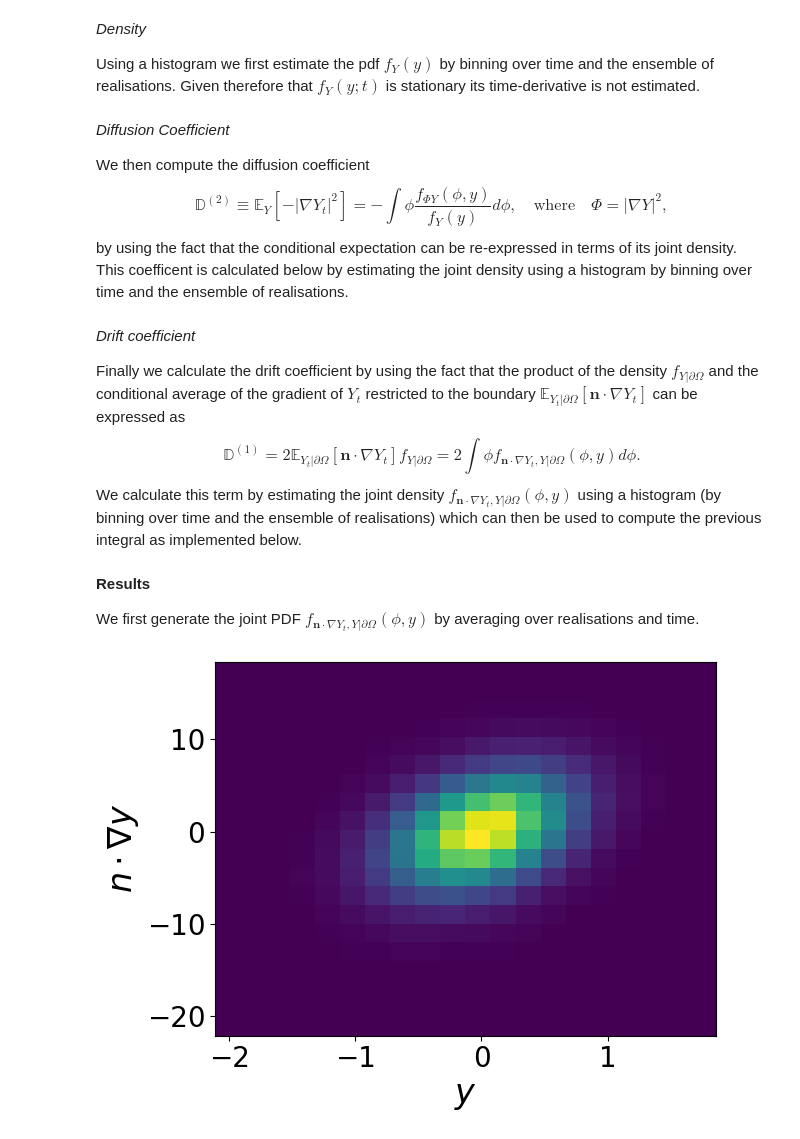
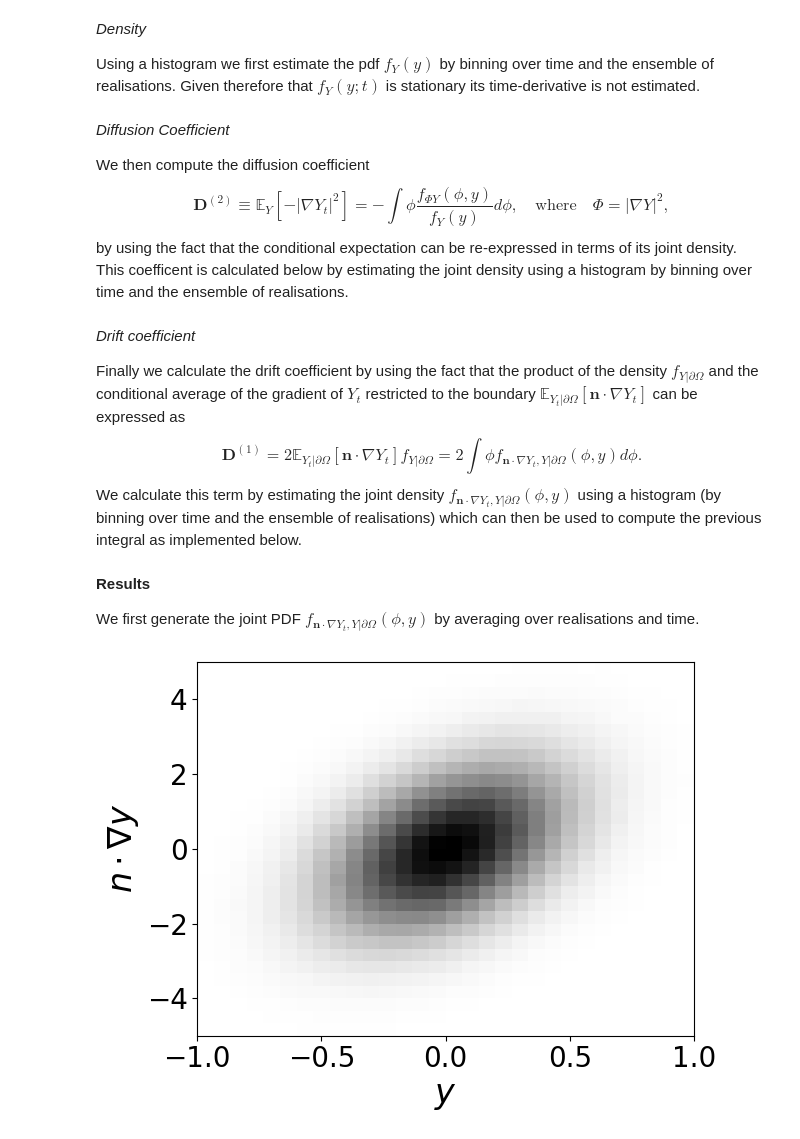
Before and after one commit to D-stratify/Theory, a Jupyter notebook: Diffusion/Diffusion_1D_Stochastic_BCS.ipynb, the cells around one changed output. Drawn from its saved outputs; the diff is of its cells as text; code cells hidden in the pictures.

```diff
--- a/Diffusion/Diffusion_1D_Stochastic_BCS.ipynb
+++ b/Diffusion/Diffusion_1D_Stochastic_BCS.ipynb
@@ -160,13 +104,5 @@ Setting $a=5,\sigma=1$ we use the solvers to generate a space time plot of the c
 # %%
-Solve(N=2000,T=10,Nz=24,a=5,σ=1)
-
-# Data loading
-file   = h5py.File('snapshots/snapshots_s1.h5', mode='r')
-
-# Data (t,z)
-Y_vec = file['tasks/Y' ][:,:]
-z_vec = file['tasks/Y'].dims[1][0][:]
-t_vec = file['tasks/Y'].dims[0][0][:]
+t_vec, z_vec, Y_vec,_ = Solve(Nt=10**4,T=10,Nz=64,a=5,σ=1)
 
 from matplotlib import ticker
 
@@ -179,7 +115,7 @@ cbar.locator = tick_locator
 cbar.update_ticks()
 
 plt.xlabel(r'$t$',fontsize=24)
-plt.ylabel(r'$z$',fontsize=24)
+plt.ylabel(r'$X$',fontsize=24)
 plt.tick_params(axis='both', labelsize=20)
 plt.show()
 # %% [output]
@@ -227,40 +138,29 @@ def Data():
 # %%
-root = logging.root
-for h in root.handlers:
-    h.setLevel("WARNING");
+Nz=64
+T=10
+Nt=10**4
+Paths=250
 
-# Generate independent increments
-Nz    =24
-T     =5
-N     =1000
-Paths =250
-
-Solve(N,T,Nz)
-times, z_data,Y_data,Yz_data = Data()
-
-pad = 20
-stp = (len(times)-pad,Paths)
+pad = 50
+stp = (Nt-pad,Paths)
 Y0_Data = np.zeros(stp)
 Y1_Data = np.zeros(stp)
 Y0zData = np.zeros(stp)
 Y1zData = np.zeros(stp)
 
-stzp = (len(times)-pad,len(z_data),Paths)
+stzp = (Nt-pad,Nz-2,Paths)
 Y_data   = np.zeros(stzp)
-Yz_data  = np.zeros(stzp)
 dY2_data = np.zeros(stzp)
 
-W  = ss.norm.rvs(loc=0, scale=1, size=(N,2,Paths))
+W  = ss.norm.rvs(loc=0, scale=1, size=(Nt,2,Paths))
 
 for n in range(Paths):
 
-    Solve(N,T,Nz,W=W[:,:,n])
-
-    _,_,Y_n,Yz_n  = Data()
+    _,_,Y,Yz=Solve(Nt,T,Nz)
+    Y_n,Yz_n = Y[:,1:-1],Yz[:,1:-1]
 
     # z-integrated
     Y_data[:,:,n]  =   Y_n[pad:,:] # time,z_data
-    Yz_data[:,:,n] =  Yz_n[pad:,:]
     dY2_data[:,:,n]=  Yz_n[pad:,:]**2
 
     # Boundaries
@@ -287,7 +197,7 @@ def density(Y_data,Range,N_bins):
 
 We then compute the diffusion coefficient
 \begin{equation}
-\mathbb{D}^{(2)} \equiv \mathbb{E}_{Y}[-|\nabla Y_t|^2] = - \int \phi \frac{ f_{\Phi Y }(\phi,y) }{f_Y(y)} d \phi, \quad \text{where} \quad \Phi = |\nabla Y|^2,
+\mathbf{D}^{(2)} \equiv \mathbb{E}_{Y}[-|\nabla Y_t|^2] = - \int \phi \frac{ f_{\Phi Y }(\phi,y) }{f_Y(y)} d \phi, \quad \text{where} \quad \Phi = |\nabla Y|^2,
 \end{equation}
 by using the fact that the conditional expectation can be re-expressed in terms of its joint density. This coefficent is calculated below by estimating the joint density using a histogram by binning over time and the ensemble of realisations.
 # %%
@@ -312,7 +222,7 @@ def diffusion(dY2_data,Y_data,Range,N_bins):
 
 Finally we calculate the drift coefficient by using the fact that the product of the density $f_{Y|\partial \Omega }$ and the conditional average of the gradient of $Y_t$ restricted to the boundary $\mathbb{E}_{Y_t|\partial \Omega}[ \boldsymbol{n} \cdot \nabla Y_t ]$ can be expressed as
 \begin{equation}
-\mathbb{D}^{(1)} = 2\mathbb{E}_{Y_t|\partial \Omega}[ \boldsymbol{n} \cdot \nabla Y_t ] f_{Y|\partial \Omega } = 2 \int \phi f_{\boldsymbol{n} \cdot \nabla Y_t,Y|\partial \Omega}(\phi, y) d\phi.
+\mathbf{D}^{(1)} = 2\mathbb{E}_{Y_t|\partial \Omega}[ \boldsymbol{n} \cdot \nabla Y_t ] f_{Y|\partial \Omega } = 2 \int \phi f_{\boldsymbol{n} \cdot \nabla Y_t,Y|\partial \Omega}(\phi, y) d\phi.
 \end{equation}
 We calculate this term by estimating the joint density $f_{\boldsymbol{n} \cdot \nabla Y_t,Y|\partial \Omega}(\phi, y)$ using a histogram (by binning over time and the ensemble of realisations) which can then be used to compute the previous integral as implemented below.
 # %%
@@ -340,16 +250,16 @@ We first generate the joint PDF $f_{\boldsymbol{n} \cdot \nabla Y_t,Y|\partial \
 # %%
 fig = plt.figure()
 
 Y_DATA = np.concatenate((Y0_Data[...].flatten(),Y1_Data[...].flatten()))
 dY_DATA= np.concatenate((nz_minus*Y0zData[...].flatten(),nz_plus*Y1zData[...].flatten()))
 
-plt.hist2d(x=Y0_Data[...].flatten(), y=nz_minus*Y0zData[...].flatten(),bins = 20)
+plt.hist2d(x=Y0_Data[...].flatten(), y=nz_minus*Y0zData[...].flatten(),range = ((-1,1),(-5,5)),bins = 30, cmap='binary')
 plt.xlabel(r'$y$',fontsize=24)
 plt.ylabel(r'$n \cdot \nabla y$',fontsize=24)
 
 plt.tick_params(axis='both', labelsize=20)
 plt.tight_layout()
 plt.show()
 # %% [output]
-[figure, old version]
+[figure, new version]
 # %% [markdown]
```
Also changed, not shown: parts of 14 cells of this notebook, 4 other files.
